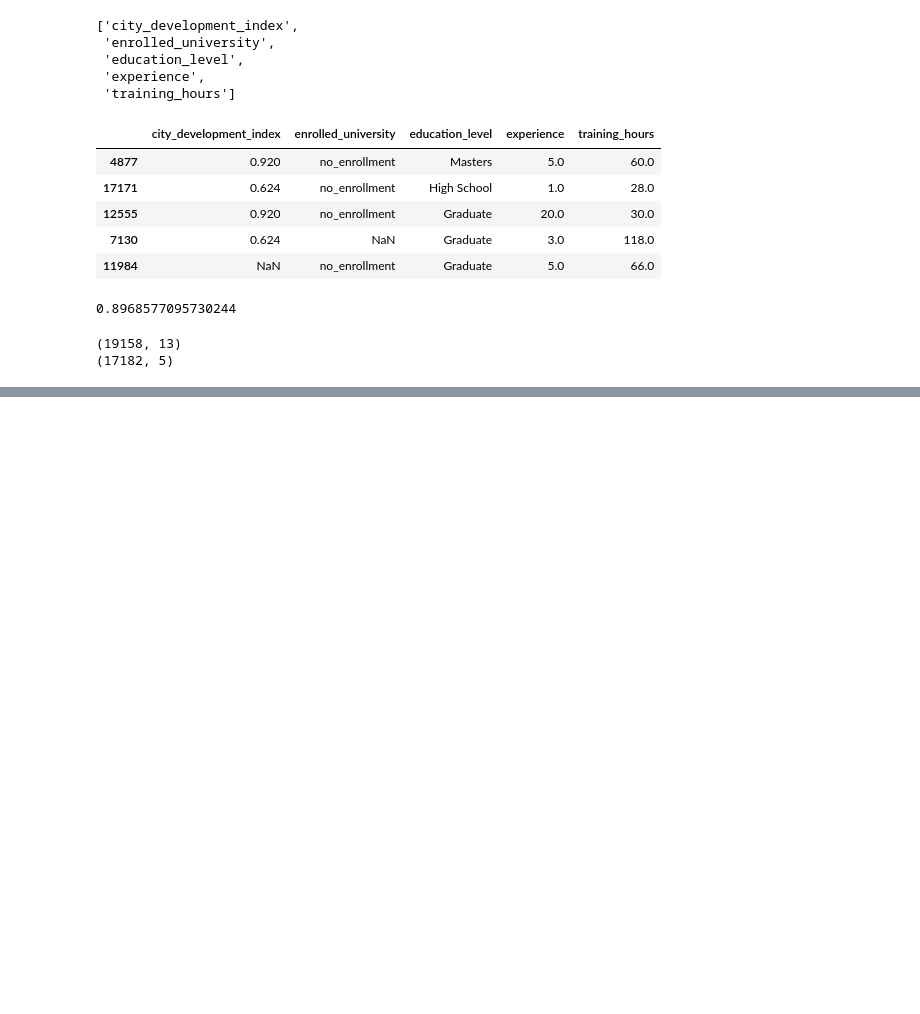
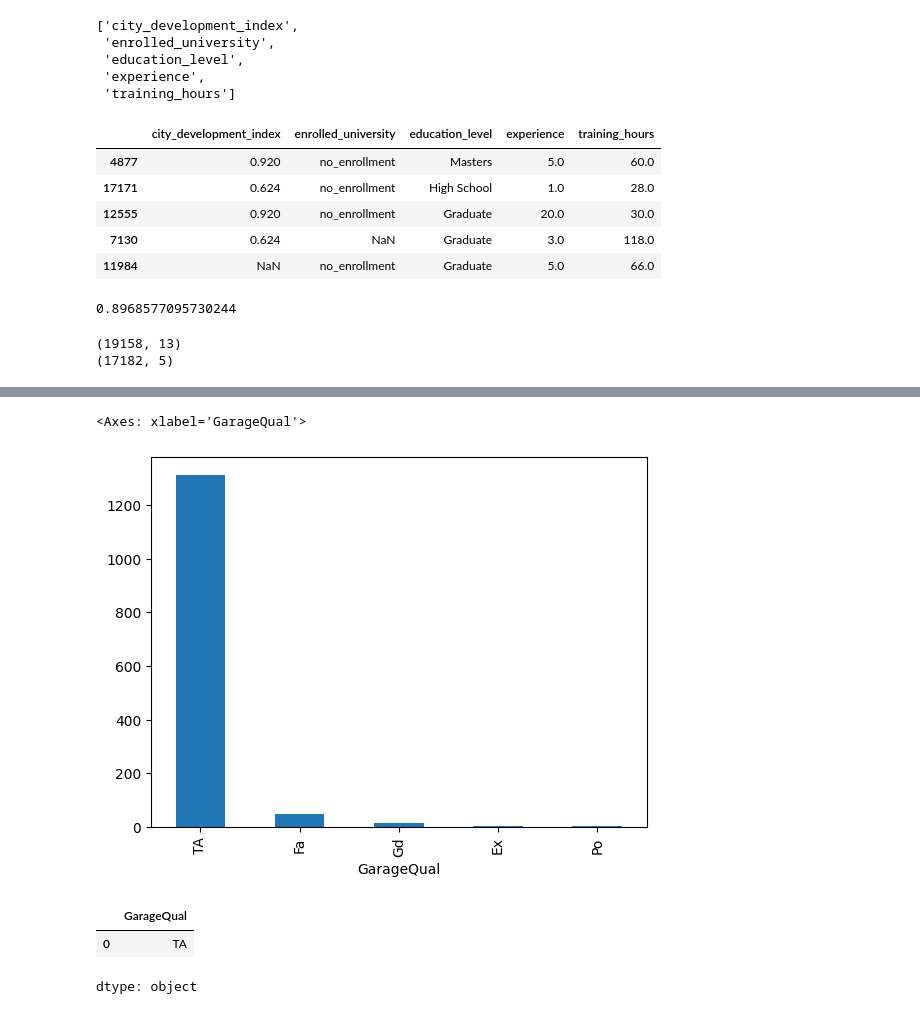
Before and after one commit to sj-workbench/years_of_learnings, a Jupyter notebook: handling_missing_data.ipynb, the cells around one changed output, grey strips where cells are left out. Cells and saved outputs as stored; diff of their text form; code cells hidden in the pictures; blank space fills up the shorter version.

```diff
--- a/handling_missing_data.ipynb
+++ b/handling_missing_data.ipynb
@@ -94,0 +97,3 @@ print(new_df.shape)
+# %%
+df = pd.read_csv('/content/train.csv', usecols = ['GarageQual','FireplaceQu', 'SalePrice'])
+df.head()
@@ -94,0 +131,11 @@ print(new_df.shape)
+# %%
+df['GarageQual'].value_counts().plot(kind = 'bar')
+# %% [output]
+<Axes: xlabel='GarageQual'>
+[figure, added]
+# %%
+df['GarageQual'].mode()
+# %% [output]
+|  | GarageQual |
+| 0 | TA |
+dtype: object
```
Also changed, not shown: parts of 29 cells of this notebook.
